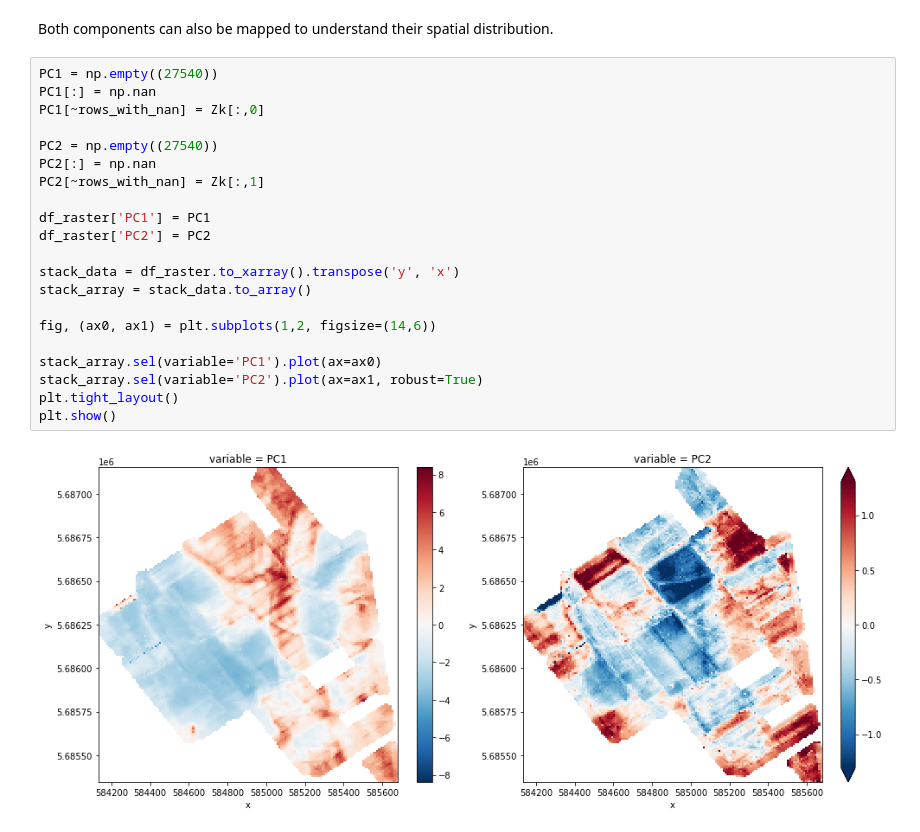
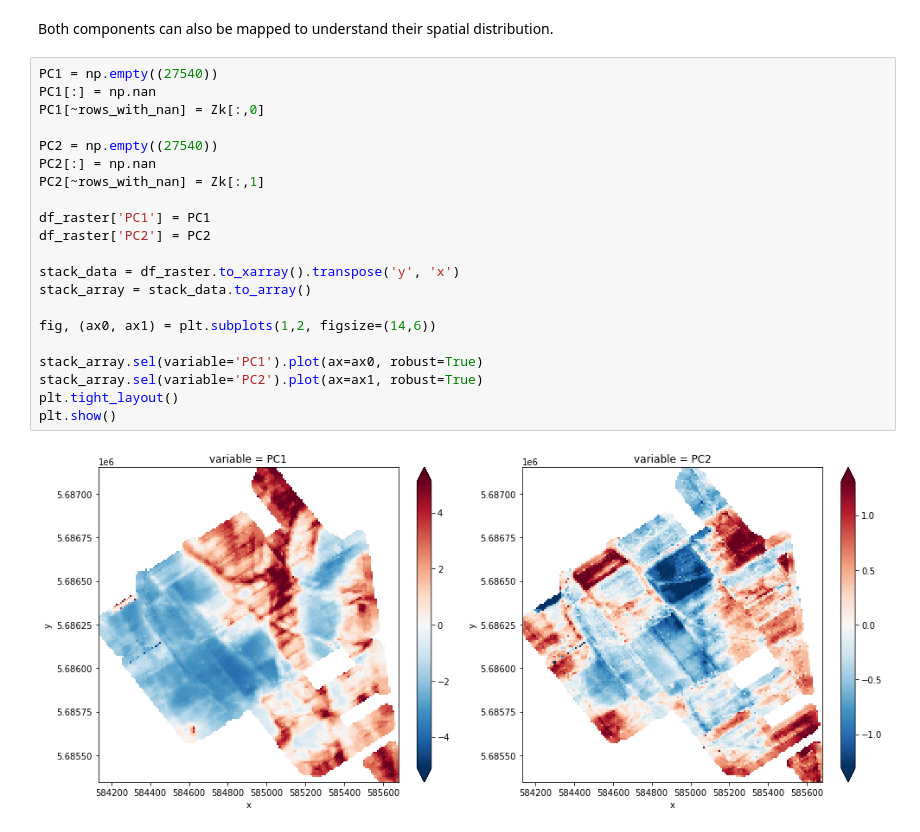
Before and after one commit to drdebivre/Thesis_EMIclass, a Jupyter notebook: 1.expl_interp.ipynb, the cells around one changed output. Cells and saved outputs as stored; diff of their text form.

```diff
--- a/1.expl_interp.ipynb
+++ b/1.expl_interp.ipynb
@@ -208,23 +208,23 @@ Both components can also be mapped to understand their spatial distribution.
 # %%
 PC1 = np.empty((27540))
 PC1[:] = np.nan
 PC1[~rows_with_nan] = Zk[:,0]
 
 PC2 = np.empty((27540))
 PC2[:] = np.nan
 PC2[~rows_with_nan] = Zk[:,1]
 
 df_raster['PC1'] = PC1
 df_raster['PC2'] = PC2
 
 stack_data = df_raster.to_xarray().transpose('y', 'x')
 stack_array = stack_data.to_array()
 
 fig, (ax0, ax1) = plt.subplots(1,2, figsize=(14,6))
 
-stack_array.sel(variable='PC1').plot(ax=ax0)
+stack_array.sel(variable='PC1').plot(ax=ax0, robust=True)
 stack_array.sel(variable='PC2').plot(ax=ax1, robust=True)
 plt.tight_layout()
 plt.show()
 # %% [output]
-[figure, old version]
+[figure, new version]
```
Also changed, not shown: parts of 2 cells of this notebook.
